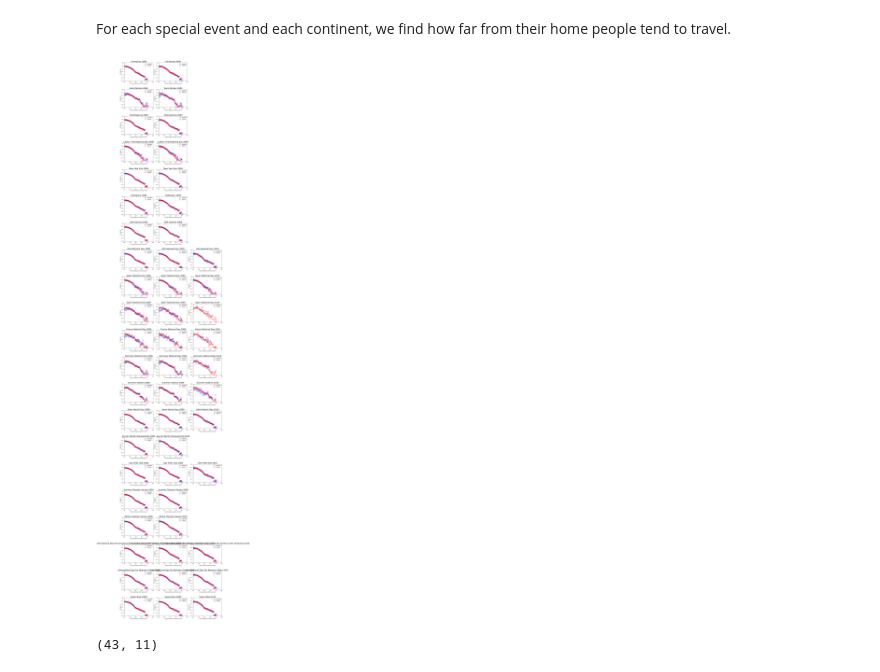
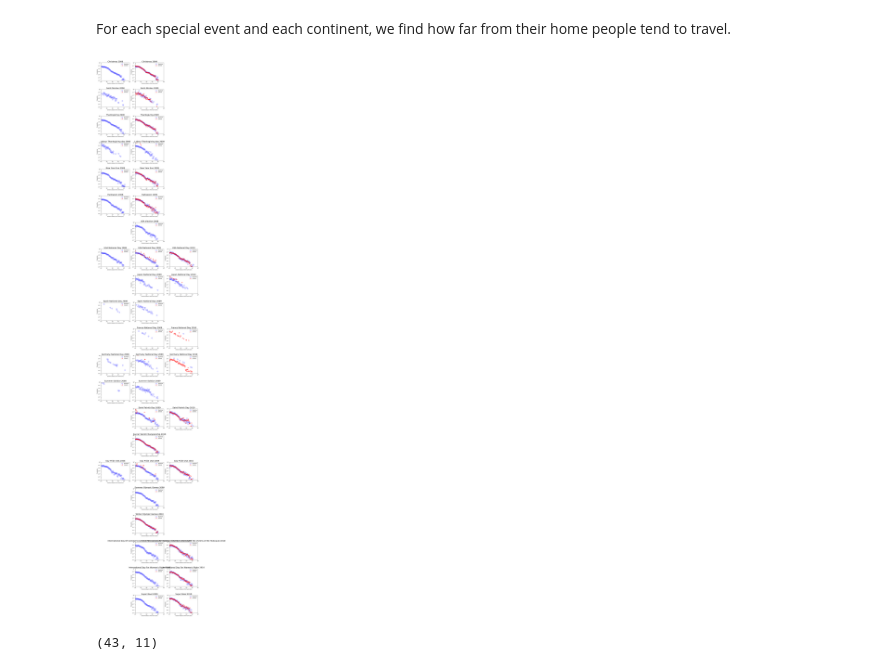
Before and after one commit to epfl-ada/ada-2020-project-milestone-p3-p3_bcd, a Jupyter notebook: Creative extension.ipynb, the cells around one changed output. Cells and saved outputs as stored; diff of their text form; code cells hidden in the pictures.

Commit message:
dates in important events updates and big errors in code corrected

```diff
--- a/Creative extension.ipynb
+++ b/Creative extension.ipynb
@@ -862,40 +862,40 @@ for idx, event in events.iterrows() :
     ]
 
     #select only the ones in the correct timestamps
-    b_checkins_to_study = b_checkins_to_study[(b_checkins_to_study.checkin_time >= utc.localize(event.end_event)) &
+    b_checkins_to_study = b_checkins_to_study[(b_checkins_to_study.checkin_time <= utc.localize(event.end_event)) &
                                          (b_checkins_to_study.checkin_time >= utc.localize(event.beggining_event))]
 
-    g_checkins_to_study = g_checkins_to_study[(g_checkins_to_study.checkin_time >= utc.localize(event.end_event)) &
+    g_checkins_to_study = g_checkins_to_study[(g_checkins_to_study.checkin_time <= utc.localize(event.end_event)) &
                                          (g_checkins_to_study.checkin_time >= utc.localize(event.beggining_event))]
 
     if (b_checkins_to_study.empty & g_checkins_to_study.empty) :
         fig.delaxes(axs[idx//3, idx%3])
     else :
         # BRIGHTKITE – computing and scatter plotting the distribution of home distances between friends.
         plot_probability(b_checkins_to_study['dist_from_home'], axs[idx//3,idx%3], 'o', 'b', 'Brightkite')
 
         # GOWALLA – computing and scatter plotting the distribution of home distances between friends.
         plot_probability(g_checkins_to_study['dist_from_home'], axs[idx//3,idx%3], '*', 'r', 'Gowalla')
 
         # Setting the axes' scales to be logarithmic.
         axs[idx//3,idx%3].set_xscale("log")
         axs[idx//3,idx%3].set_yscale("log")
 
         #Setting the limits of the axes to match the ones in the paper's plot.
         axs[idx//3,idx%3].set_xlim(10e-1, 10e4)
         axs[idx//3,idx%3].set_ylim(10e-7, 10e-1)
 
         # Naming the axes and resizing the labels
         axs[idx//3,idx%3].set_xlabel('Checkin distance from home (km)', size=10)
         axs[idx//3,idx%3].set_ylabel('Probability', size=10)
 
         # Adding the color legend and the title of the plot.
         axs[idx//3,idx%3].set_title(event.name_event + ' '+str(event.beggining_event.year), size=20)
         axs[idx//3,idx%3].legend()
 
 plt.subplots_adjust(hspace = 0.5)
 # %% [output]
-[figure, old version]
+[figure, new version]
 # %%
 events.shape
 # %% [output]
```
Also changed, not shown: 1 other file.
